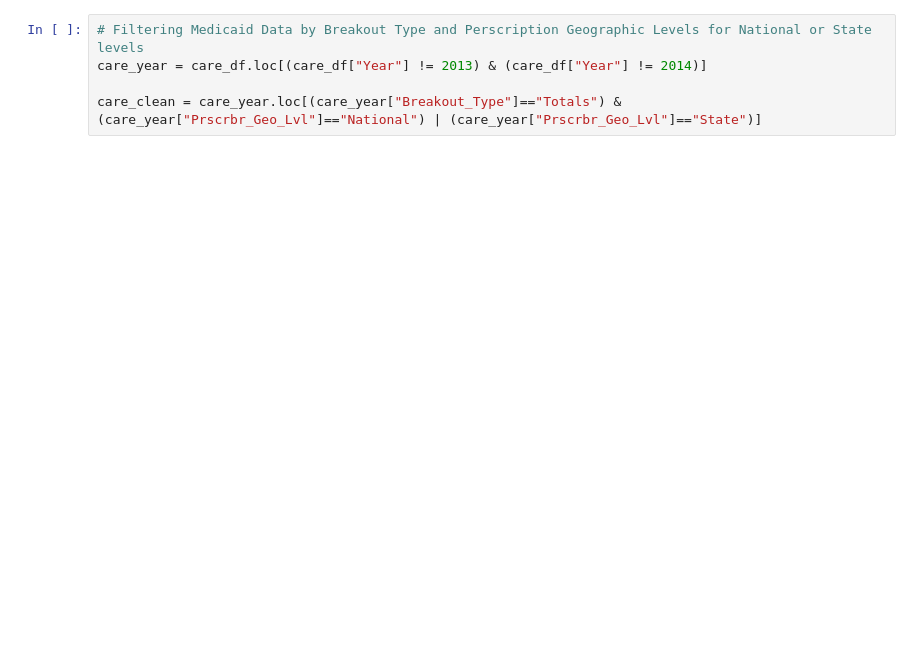
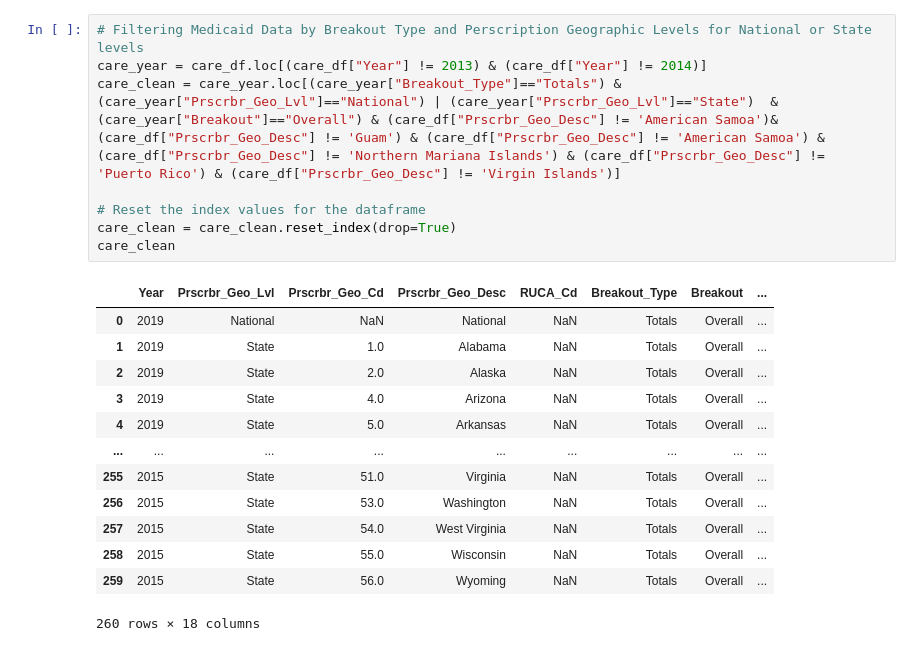
Before and after one commit to helent88/Project_1, a Jupyter notebook: OpiodDeath_Pers.ipynb, the cells around one changed output. Drawn from its saved outputs; the diff is of its cells as text; blank space fills up the shorter version.

```diff
--- a/OpiodDeath_Pers.ipynb
+++ b/OpiodDeath_Pers.ipynb
@@ -51,8 +53,25 @@ caid_clean
 # %%
 # Filtering Medicaid Data by Breakout Type and Perscription Geographic Levels for National or State levels
 care_year = care_df.loc[(care_df["Year"] != 2013) & (care_df["Year"] != 2014)]
+care_clean = care_year.loc[(care_year["Breakout_Type"]=="Totals") &  (care_year["Prscrbr_Geo_Lvl"]=="National") | (care_year["Prscrbr_Geo_Lvl"]=="State")  &  (care_year["Breakout"]=="Overall") & (care_df["Prscrbr_Geo_Desc"] != 'American Samoa')& (care_df["Prscrbr_Geo_Desc"] != 'Guam') & (care_df["Prscrbr_Geo_Desc"] != 'American Samoa') & (care_df["Prscrbr_Geo_Desc"] != 'Northern Mariana Islands') & (care_df["Prscrbr_Geo_Desc"] != 'Puerto Rico') & (care_df["Prscrbr_Geo_Desc"] != 'Virgin Islands')]
 
-care_clean = care_year.loc[(care_year["Breakout_Type"]=="Totals") & (care_year["Prscrbr_Geo_Lvl"]=="National") | (care_year["Prscrbr_Geo_Lvl"]=="State")]
+# Reset the index values for the dataframe
+care_clean = care_clean.reset_index(drop=True)
+care_clean
+# %% [output]
+|  | Year | Prscrbr_Geo_Lvl | Prscrbr_Geo_Cd | Prscrbr_Geo_Desc | RUCA_Cd | Breakout_Type | Breakout | ... |
+| 0 | 2019 | National | NaN | National | NaN | Totals | Overall | ... |
+| 1 | 2019 | State | 1.0 | Alabama | NaN | Totals | Overall | ... |
+| 2 | 2019 | State | 2.0 | Alaska | NaN | Totals | Overall | ... |
+| 3 | 2019 | State | 4.0 | Arizona | NaN | Totals | Overall | ... |
+| 4 | 2019 | State | 5.0 | Arkansas | NaN | Totals | Overall | ... |
+| ... | ... | ... | ... | ... | ... | ... | ... | ... |
+| 255 | 2015 | State | 51.0 | Virginia | NaN | Totals | Overall | ... |
+| 256 | 2015 | State | 53.0 | Washington | NaN | Totals | Overall | ... |
+| 257 | 2015 | State | 54.0 | West Virginia | NaN | Totals | Overall | ... |
+| 258 | 2015 | State | 55.0 | Wisconsin | NaN | Totals | Overall | ... |
+| 259 | 2015 | State | 56.0 | Wyoming | NaN | Totals | Overall | ... |
+260 rows × 18 columns
 # %%
 # Changing column name to state for merging late
 care_clean = care_clean.rename(columns={"Prscrbr_Geo_Desc":"State"})
```
Also changed, not shown: parts of 13 cells of this notebook.
